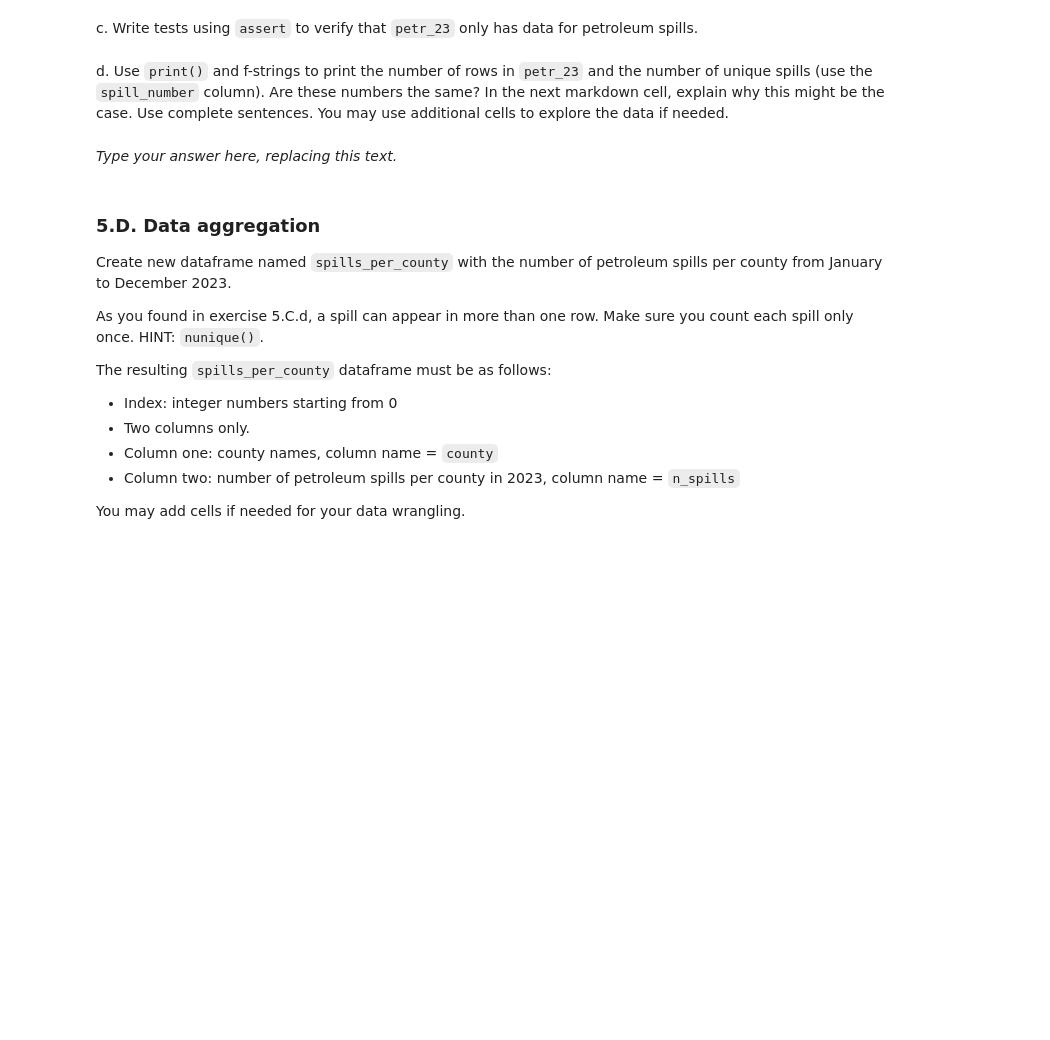
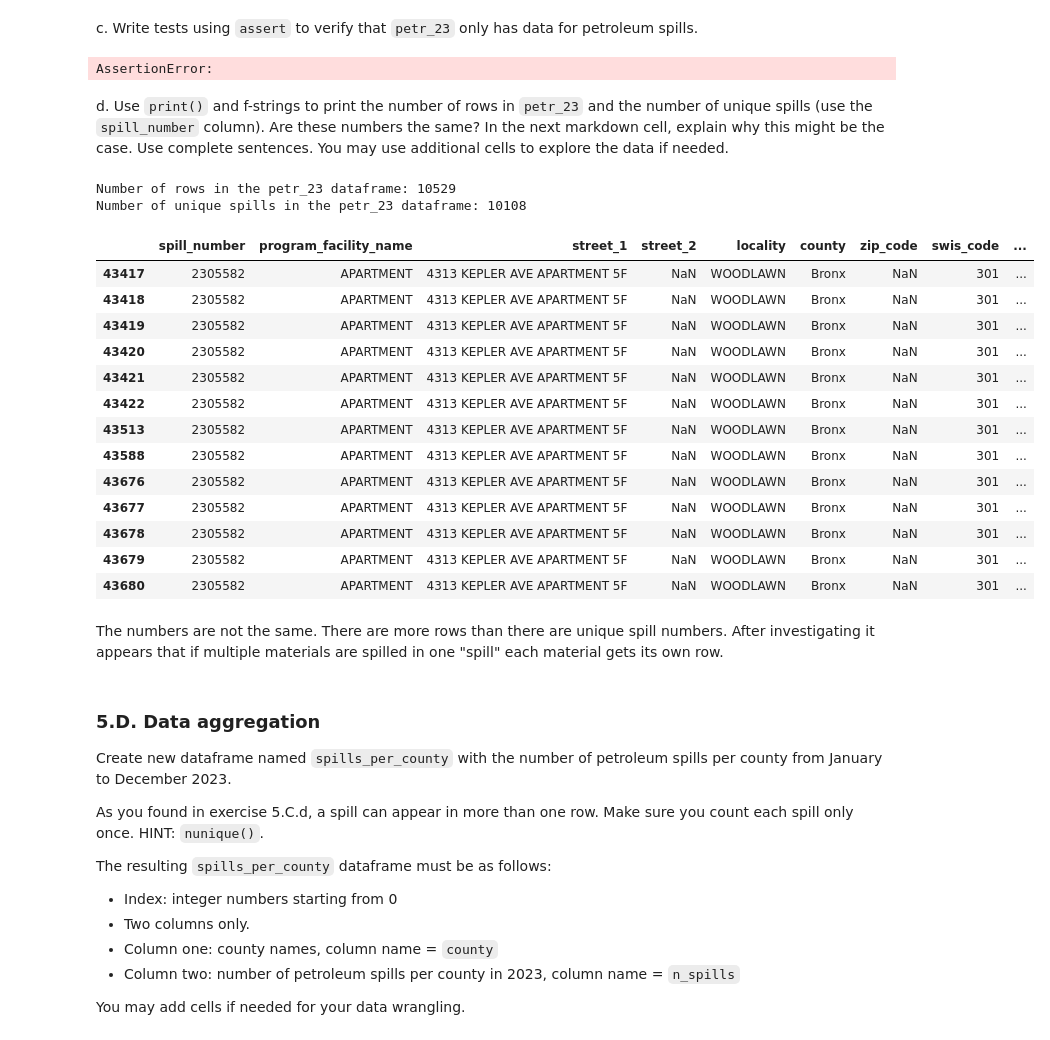
Before and after one commit to ashrcho/eds220-hwk3, a Jupyter notebook: hwk3-task2-spills.ipynb, the cells around one changed output. Cells and saved outputs as stored; diff of their text form; code cells hidden in the pictures; blank space fills up the shorter version.

```diff
--- a/hwk3-task2-spills.ipynb
+++ b/hwk3-task2-spills.ipynb
@@ -162,0 +298,7 @@ b. Update column data types as needed.
+# %%
+# convert close_date from string to datetime
+spill_clean['close_date'] = pd.to_datetime(spill_clean['close_date'])
+
+# check close_date head and type
+print(spill_clean['close_date'].dtype)
+spill_clean['close_date'].head(3)
@@ -162,0 +311,12 @@ b. Update column data types as needed.
+# %%
+# check values in quantity col
+spills['quantity'].value_counts()
+
+# there are commas in some of the values, we need to remove commas
+spill_clean['quantity'] = spill_clean['quantity'].str.replace(',','')
+
+# there appears to be floats in the data so change type to float
+spill_clean['quantity'] = spill_clean['quantity'].astype(float)
+
+# check quantity type
+print(spill_clean['quantity'].dtype)
@@ -162,0 +329,13 @@ b. Update column data types as needed.
+# %%
+# check values in recovered col
+spills['recovered'].value_counts()
+
+# same issue with quantity col, remove commas
+spill_clean['recovered'] = spill_clean['recovered'].str.replace(',', '')
+
+# change type to float
+spill_clean['recovered'] = spill_clean['recovered'].astype(float)
+
+# check recovered col head and dtype
+spill_clean['recovered'].head(10)
+spill_clean['recovered'].dtype
@@ -168,6 +359,9 @@ b. Update column data types as needed.
 ### 5.C. Data selection
 
 a. Select data about petroleum spills that took place between January 1 and December 31, 2023 (including both dates). Store it in a variable named `petr_23`. The data selection should occur in a single line. You may add cells as needed.
+# %%
+# select data
+petr_23 = spill_clean[spill_clean['spill_date'].between('2023-01-01', '2023-12-31')].copy()
 # %% [markdown]
 <!-- END QUESTION -->
 
@@ -181,14 +383,54 @@ HINT: if you converted the `spill_date` column to datetime, you can use `petr_23
 <!-- BEGIN QUESTION -->
 
 c. Write tests using `assert` to verify that `petr_23` only has data for petroleum spills.
+# %%
+# assert test
+assert (petr_23['material_family'] == 'Petroleum').all()
+
+# check material_family in petr_23
+petr_23['material_family'].value_counts()
+# %% [output]
+AssertionError:
 # %% [markdown]
 <!-- END QUESTION -->
 
 <!-- BEGIN QUESTION -->
 
 d. Use `print()` and f-strings to print the number of rows in `petr_23` and the number of unique spills (use the `spill_number` column). Are these numbers the same? In the next markdown cell, explain why this might be the case. Use complete sentences. You may use additional cells to explore the data if needed.
-# %% [markdown]
-_Type your answer here, replacing this text._
+# %%
+# print number of rows in petr_23
+print(f"Number of rows in the petr_23 dataframe: {petr_23.shape[0]}")
+
+# print n of unique spills
+print(f"Number of unique spills in the petr_23 dataframe: {petr_23['spill_number'].nunique()}")
+# %% [output]
+Number of rows in the petr_23 dataframe: 10529
+Number of unique spills in the petr_23 dataframe: 10108
+# %%
+# futher exploration
+
+# find rows with same spill number
+petr_23['spill_number'].value_counts()
+
+# check specific repeated spill number to investigate
+petr_23[petr_23['spill_number'] == 2305582]
+# %% [output]
+|  | spill_number | program_facility_name | street_1 | street_2 | locality | county | zip_code | swis_code | ... |
+| 43417 | 2305582 | APARTMENT | 4313 KEPLER AVE APARTMENT 5F | NaN | WOODLAWN | Bronx | NaN | 301 | ... |
+| 43418 | 2305582 | APARTMENT | 4313 KEPLER AVE APARTMENT 5F | NaN | WOODLAWN | Bronx | NaN | 301 | ... |
+| 43419 | 2305582 | APARTMENT | 4313 KEPLER AVE APARTMENT 5F | NaN | WOODLAWN | Bronx | NaN | 301 | ... |
+| 43420 | 2305582 | APARTMENT | 4313 KEPLER AVE APARTMENT 5F | NaN | WOODLAWN | Bronx | NaN | 301 | ... |
+| 43421 | 2305582 | APARTMENT | 4313 KEPLER AVE APARTMENT 5F | NaN | WOODLAWN | Bronx | NaN | 301 | ... |
+| 43422 | 2305582 | APARTMENT | 4313 KEPLER AVE APARTMENT 5F | NaN | WOODLAWN | Bronx | NaN | 301 | ... |
+| 43513 | 2305582 | APARTMENT | 4313 KEPLER AVE APARTMENT 5F | NaN | WOODLAWN | Bronx | NaN | 301 | ... |
+| 43588 | 2305582 | APARTMENT | 4313 KEPLER AVE APARTMENT 5F | NaN | WOODLAWN | Bronx | NaN | 301 | ... |
+| 43676 | 2305582 | APARTMENT | 4313 KEPLER AVE APARTMENT 5F | NaN | WOODLAWN | Bronx | NaN | 301 | ... |
+| 43677 | 2305582 | APARTMENT | 4313 KEPLER AVE APARTMENT 5F | NaN | WOODLAWN | Bronx | NaN | 301 | ... |
+| 43678 | 2305582 | APARTMENT | 4313 KEPLER AVE APARTMENT 5F | NaN | WOODLAWN | Bronx | NaN | 301 | ... |
+| 43679 | 2305582 | APARTMENT | 4313 KEPLER AVE APARTMENT 5F | NaN | WOODLAWN | Bronx | NaN | 301 | ... |
+| 43680 | 2305582 | APARTMENT | 4313 KEPLER AVE APARTMENT 5F | NaN | WOODLAWN | Bronx | NaN | 301 | ... |
+# %% [markdown]
+The numbers are not the same. There are more rows than there are unique spill numbers. After investigating it appears that if multiple materials are spilled in one "spill" each material gets its own row.
 # %% [markdown]
 <!-- END QUESTION -->
 
```
Also changed, not shown: parts of 33 cells of this notebook.
